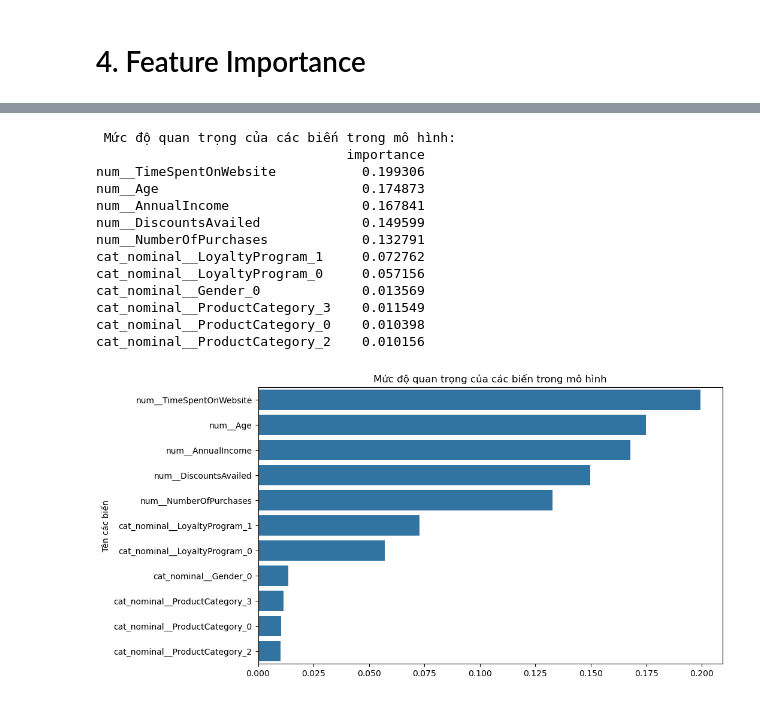
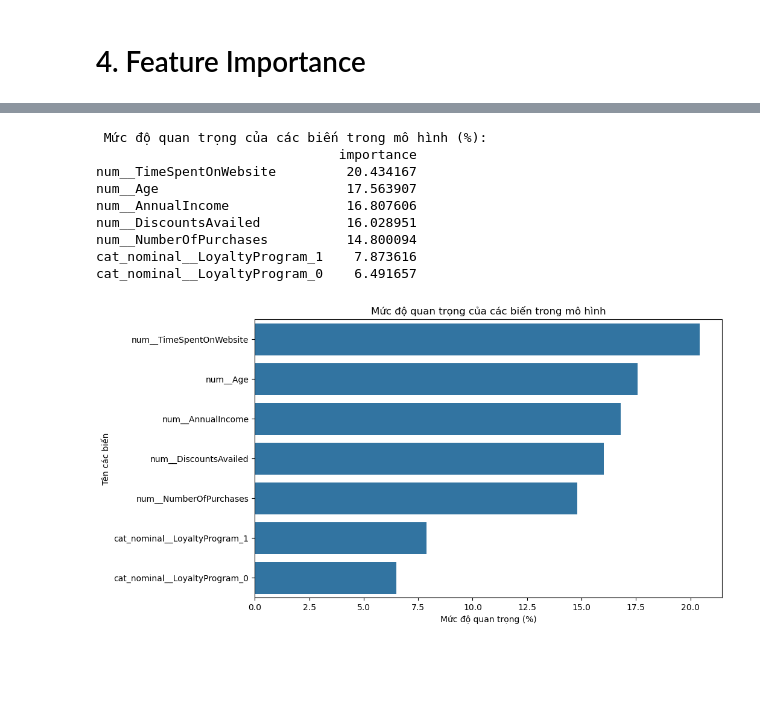
Before and after one commit to phnguyen-hub/11224830_Pham-Hanh-Nguyen, a Jupyter notebook: 11224830_Phạm Hạnh Nguyên.ipynb, the cells around one changed output, grey strips where cells are left out. Saved outputs shown, nothing was run; the diff lists cells and outputs as text; code cells hidden in the pictures; blank space fills up the shorter version.

```diff
--- a/11224830_Phạm Hạnh Nguyên.ipynb
+++ b/11224830_Phạm Hạnh Nguyên.ipynb
@@ -278,14 +331,10 @@ ColumnTransformer(transformers=[('num',
 ### Logistic Regression
 # %%
 full_pipeline_lg = Pipeline(steps=[
-    # BƯỚC 1: Cleaning + Transform (Sử dụng ColumnTransformer)
+    # BƯỚC 1:
     ('preprocessor', preprocessor),
 
-    # BƯỚC 2: Feature Selection (Chọn đặc trưng)
-    # SelectPercentile: Chọn phần trăm các đặc trưng cần giữ lại
-    ('selector', SelectPercentile(score_func=f_classif, percentile=80)),
-
-    # BƯỚC 3: Modeling
+    # # BƯỚC 2: Modeling
     # LogisticRegression: Model cuối cùng để dự đoán
     ('model', LogisticRegression(random_state=42))
 ])
@@ -330,13 +383,10 @@ AUC trên tập Test (1 lần chia): 0.8415
 ### Decision Tree
 # %%
 full_pipeline_dt = Pipeline(steps=[
-    # BƯỚC 1: Cleaning + Transform (Sử dụng ColumnTransformer)
+    # BƯỚC 1:
     ('preprocessor', preprocessor),
 
-    # BƯỚC 2: Feature Selection (Chọn đặc trưng)
-    ('selector', SelectPercentile(score_func=f_classif, percentile=80)),
-
-    # BƯỚC 3: Modeling
+    # # BƯỚC 2: Modeling
     ('model', DecisionTreeClassifier(max_depth=8, random_state=42))
 ])
 
@@ -381,13 +435,10 @@ AUC trên tập Test (1 lần chia): 0.8873
 ### Suppor Vector Machine
 # %%
 full_pipeline_svm = Pipeline(steps=[
-    # BƯỚC 1: Cleaning + Transform (Sử dụng ColumnTransformer)
+    # BƯỚC 1:
     ('preprocessor', preprocessor),
 
-    # BƯỚC 2: Feature Selection (Chọn đặc trưng)
-    ('selector', SelectPercentile(score_func=f_classif, percentile=80)),
-
-    # BƯỚC 3: Modeling
+    # # BƯỚC 2: Modeling
     ('model', SVC(kernel="rbf", C=1, probability=True, random_state=42))
 ])
 
@@ -431,14 +486,11 @@ AUC trên tập Test (1 lần chia): 0.8541
 ### Random Forest
 # %%
 full_pipeline_rf = Pipeline(steps=[
-    # BƯỚC 1: Cleaning + Transform (Sử dụng ColumnTransformer)
+    # BƯỚC 1:
     ('preprocessor', preprocessor),
 
-    # BƯỚC 2: Feature Selection (Chọn đặc trưng)
-    ('selector', SelectPercentile(score_func=f_classif, percentile=80)),
-
-    # BƯỚC 3: Modeling
-    ('model', RandomForestClassifier(n_estimators=100, max_depth=10, random_state=42))
+    # # BƯỚC 2: Modeling
+    ('model', RandomForestClassifier(n_estimators=50, max_depth=8, random_state=42))
 ])
 
 full_pipeline_rf
@@ -774,32 +808,30 @@ Filtered features: ['num__Age', 'num__AnnualIncome', 'num__NumberOfPurchases', '
 # %%
 # Yếu tố nào quan trọng nhất dẫn đến quyết định mua hàng?
 model = full_pipeline_rf.named_steps['model']
+feature_names = full_pipeline_rf.named_steps["preprocessor"].get_feature_names_out()
 
-feature_importances = pd.DataFrame(model.feature_importances_,
-                                   index = filtered_features,
+# Tính toán % đóng góp
+feature_importances = pd.DataFrame(model.feature_importances_*100,
+                                   index = feature_names,
                                    columns=['importance']).sort_values('importance', ascending=False)
-print("\n Mức độ quan trọng của các biến trong mô hình:")
+print("\n Mức độ quan trọng của các biến trong mô hình (%):")
 print(feature_importances)
 
 # Vẽ biểu đồ
 plt.figure(figsize=(10,6))
 sns.barplot(x=feature_importances.importance, y=feature_importances.index)
-plt.xlabel(None)
 plt.ylabel('Tên các biến')
+plt.xlabel('Mức độ quan trọng (%)')
 plt.title('Mức độ quan trọng của các biến trong mô hình')
 plt.show()
 # %% [output]
- Mức độ quan trọng của các biến trong mô hình:
-                                importance
-num__TimeSpentOnWebsite           0.199306
-num__Age                          0.174873
-num__AnnualIncome                 0.167841
-num__DiscountsAvailed             0.149599
-num__NumberOfPurchases            0.132791
-cat_nominal__LoyaltyProgram_1     0.072762
-cat_nominal__LoyaltyProgram_0     0.057156
-cat_nominal__Gender_0             0.013569
-cat_nominal__ProductCategory_3    0.011549
-cat_nominal__ProductCategory_0    0.010398
-cat_nominal__ProductCategory_2    0.010156
+ Mức độ quan trọng của các biến trong mô hình (%):
+                               importance
+num__TimeSpentOnWebsite         20.434167
+num__Age                        17.563907
+num__AnnualIncome               16.807606
+num__DiscountsAvailed           16.028951
+num__NumberOfPurchases          14.800094
+cat_nominal__LoyaltyProgram_1    7.873616
+cat_nominal__LoyaltyProgram_0    6.491657
-[figure, old version]
+[figure, new version]
```
Also changed, not shown: parts of 33 cells of this notebook.
